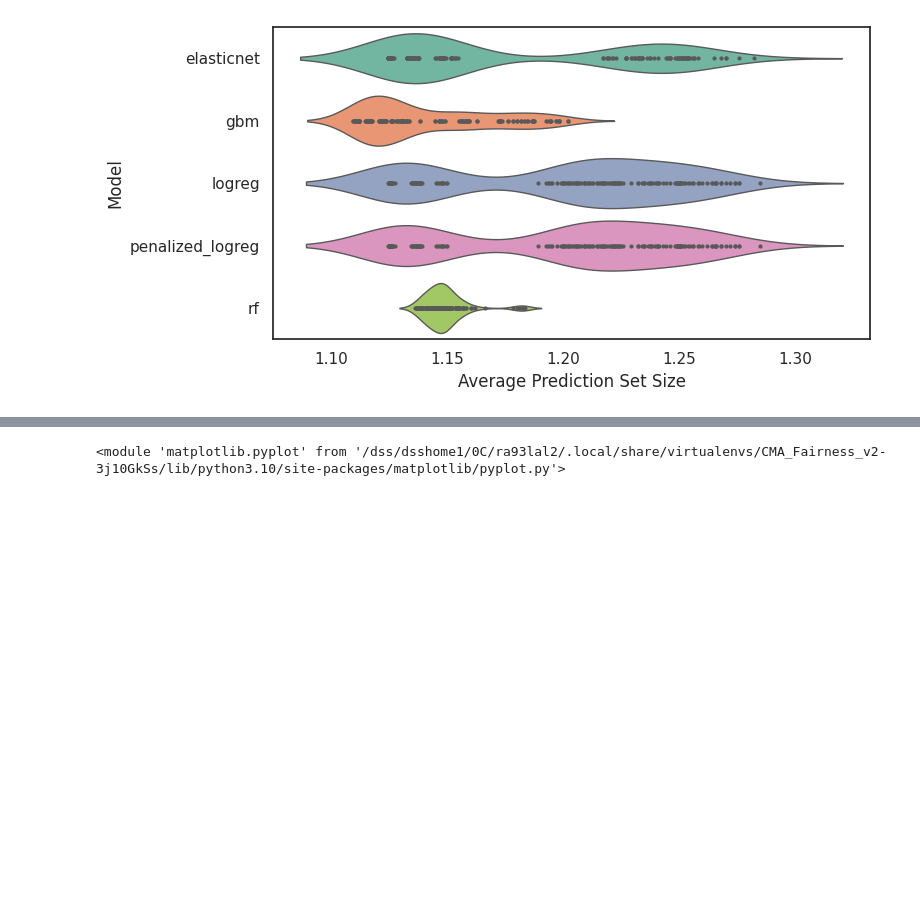
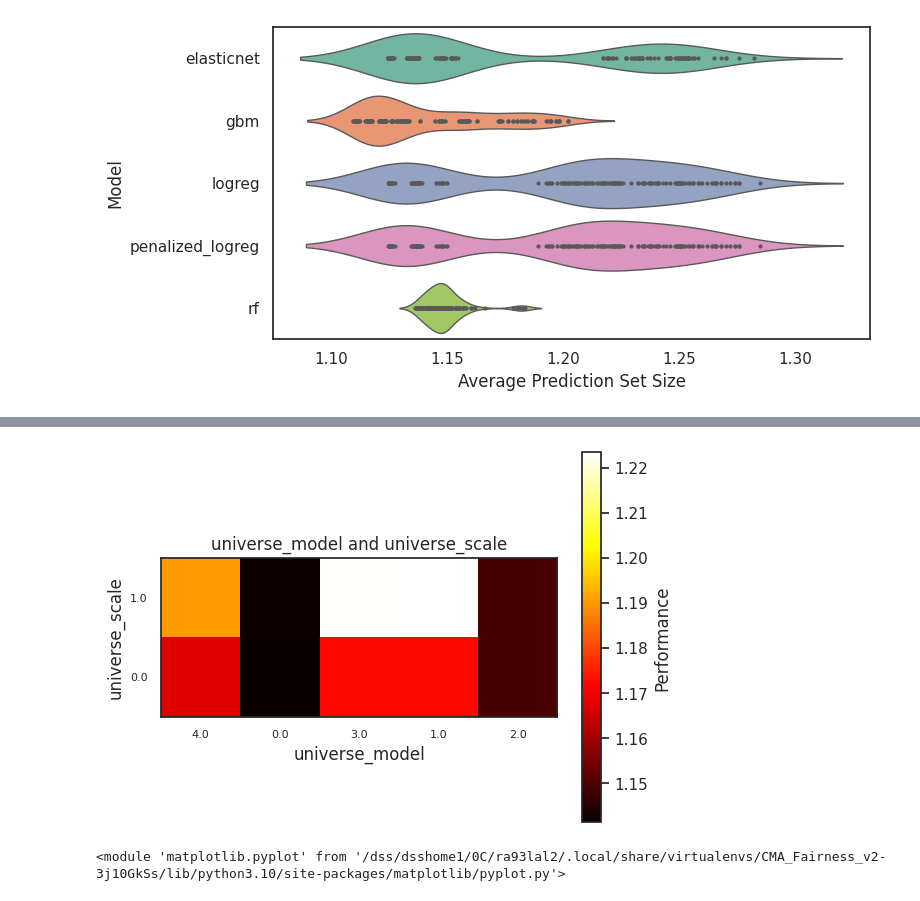
Before and after one commit to jsbroden/CMA_Fairness_v2, a Jupyter notebook: analysis_var_imp_overall.ipynb, the cells around one changed output, grey strips where cells are left out. Drawn from its saved outputs; the diff is of its cells as text; code cells hidden in the pictures; blank space fills up the shorter version.

Commit message:
fanova visualizatoins

```diff
--- a/analysis_var_imp_overall.ipynb
+++ b/analysis_var_imp_overall.ipynb
@@ -395,3 +395,6 @@ Passing `palette` without assigning `hue` is deprecated and will be removed in v
 
   sns.violinplot(data=df_plot, y="Model", x="Prediction", order=order,
 [figure]
+# %%
+vis.plot_pairwise_marginal(['universe_model', 'universe_scale'])
+# %% [output]
@@ -398,3 +402,4 @@ Passing `palette` without assigning `hue` is deprecated and will be removed in v
+[figure, added]
 # %%
 # Plot 2D pairwise marginal
 vis.plot_pairwise_marginal(['universe_model', 'universe_training_size'])
```
Also changed, not shown: parts of 2 cells of this notebook, 1 other file.
